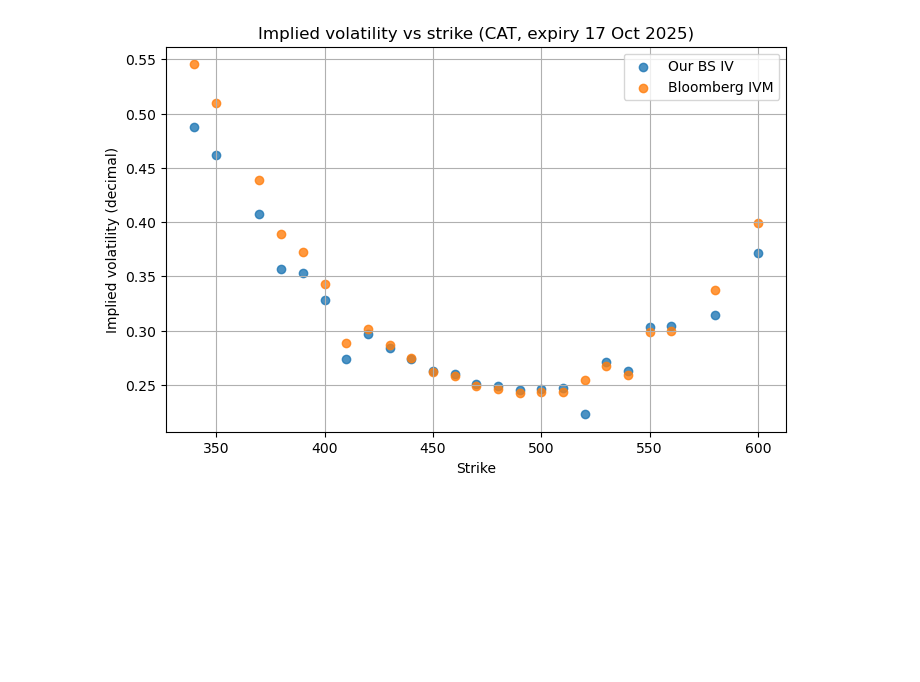
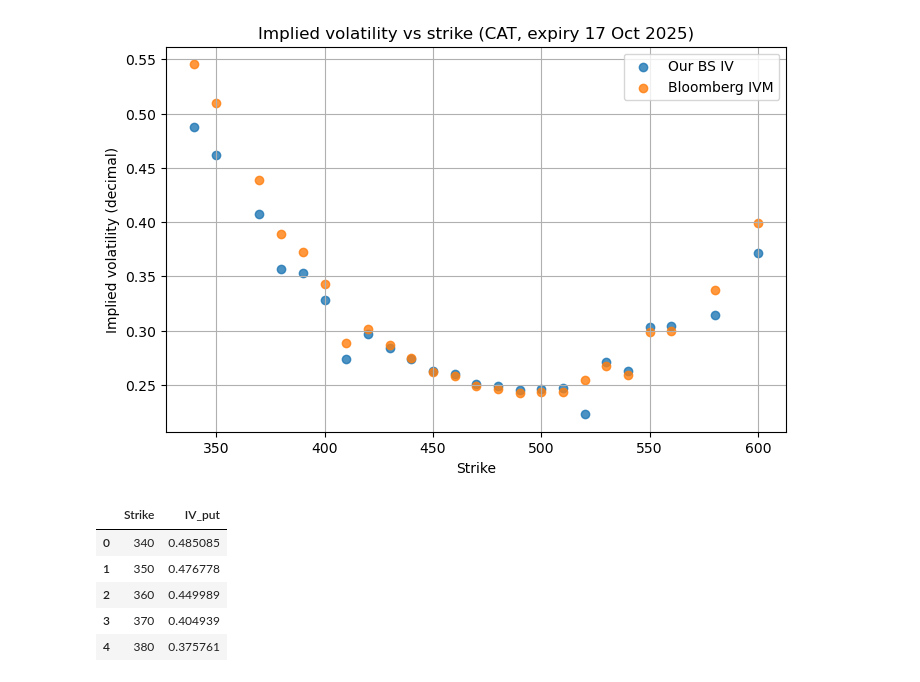
Before and after one commit to crowedavid02/FIN42020-Derivative-Securities-Project, a Jupyter notebook: notebooks/02_parity_iv.ipynb, the cells around one changed output. Cells and saved outputs as stored; diff of their text form; code cells hidden in the pictures; blank space fills up the shorter version.

```diff
--- a/notebooks/02_parity_iv.ipynb
+++ b/notebooks/02_parity_iv.ipynb
@@ -347,3 +347,44 @@ plt.grid(True)
 plt.show()
 # %% [output]
 [figure]
+# %%
+def bs_put_price(S, K, T, r, sigma):
+    """Black Scholes put price, no dividends."""
+    if T <= 0 or sigma <= 0:
+        return max(K - S, 0.0)
+    d1 = (log(S / K) + (r + 0.5 * sigma ** 2) * T) / (sigma * sqrt(T))
+    d2 = d1 - sigma * sqrt(T)
+    return K * exp(-r * T) * norm.cdf(-d2) - S * norm.cdf(-d1)
+
+
+def implied_vol_put(price, S, K, T, r, sigma_low=1e-4, sigma_high=5.0):
+    """Solve for sigma such that BS put price matches given price."""
+    intrinsic = max(K * exp(-r * T) - S, 0.0)
+    if price <= intrinsic:
+        return np.nan
+
+    def f(sigma):
+        return bs_put_price(S, K, T, r, sigma) - price
+
+    try:
+        return brentq(f, sigma_low, sigma_high, maxiter=100)
+    except ValueError:
+        return np.nan
+# %%
+# implied vols from put mid prices
+puts_iv = puts.copy()
+puts_iv["IV_put"] = [
+    implied_vol_put(row["Mid"], S0, row["Strike"], T, r)
+    for _, row in puts_iv.iterrows()
+]
+
+# keep clean rows
+puts_iv_clean = puts_iv[["Strike", "IV_put"]].dropna().reset_index(drop=True)
+puts_iv_clean.head()
+# %% [output]
+|  | Strike | IV_put |
+| 0 | 340 | 0.485085 |
+| 1 | 350 | 0.476778 |
+| 2 | 360 | 0.449989 |
+| 3 | 370 | 0.404939 |
+| 4 | 380 | 0.375761 |
```
Also changed, not shown: parts of 3 cells of this notebook, 2 other files.
